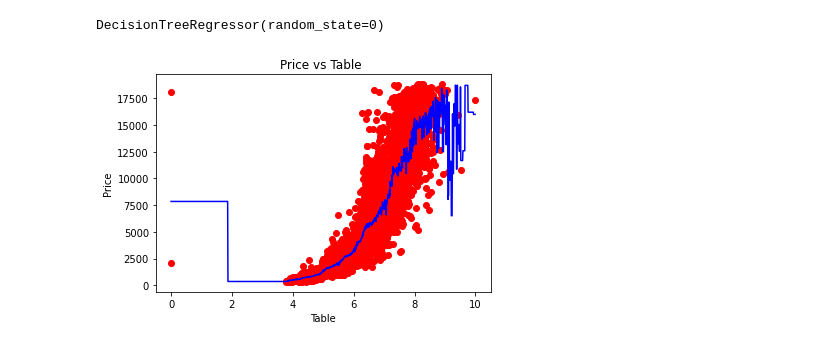
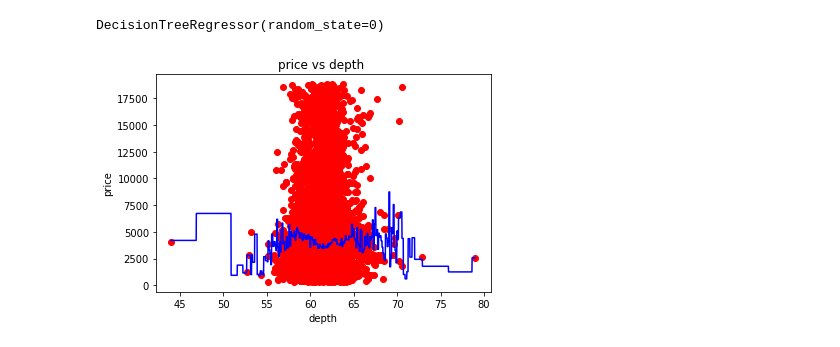
Before and after one commit to SMFragale/TallerRegresiones, a Jupyter notebook: decision_tree/d_tree2.ipynb, the cells around one changed output. Drawn from its saved outputs; the diff is of its cells as text; code cells hidden in the pictures.

```diff
--- a/decision_tree/d_tree2.ipynb
+++ b/decision_tree/d_tree2.ipynb
@@ -28,6 +11,10 @@ print(data.head(20))
+# %%
+name_x = "depth"
+name_y = "price"
+data = dataset.loc[:,[name_x, name_y]]
 # %%
-X_carat = pd.DataFrame(data['x'])
-Y = pd.DataFrame(data['price'])
+X_carat = pd.DataFrame(data[name_x])
+Y = pd.DataFrame(data[name_y])
 X_carat = X_carat.values
 Y = Y.values
 # %%
@@ -42,12 +29,12 @@ DecisionTreeRegressor(random_state=0)
 # %%
 
 X_grid = np.arange(min(X_test), max(X_test), 0.01)
 X_grid = X_grid.reshape((len(X_grid), 1))
 plt.scatter(X_test, y_test, color='red')
 plt.plot(X_grid, regrassor.predict(X_grid), color='blue')
-plt.title('Price vs X ')
-plt.xlabel('X')
-plt.ylabel('Price')
+plt.title(f'{name_y} vs {name_x} ')
+plt.xlabel(name_x)
+plt.ylabel(name_y)
 plt.show()
 # %% [output]
-[figure, old version]
+[figure, new version]
```
Also changed, not shown: parts of 2 cells of this notebook, 7 other files.
